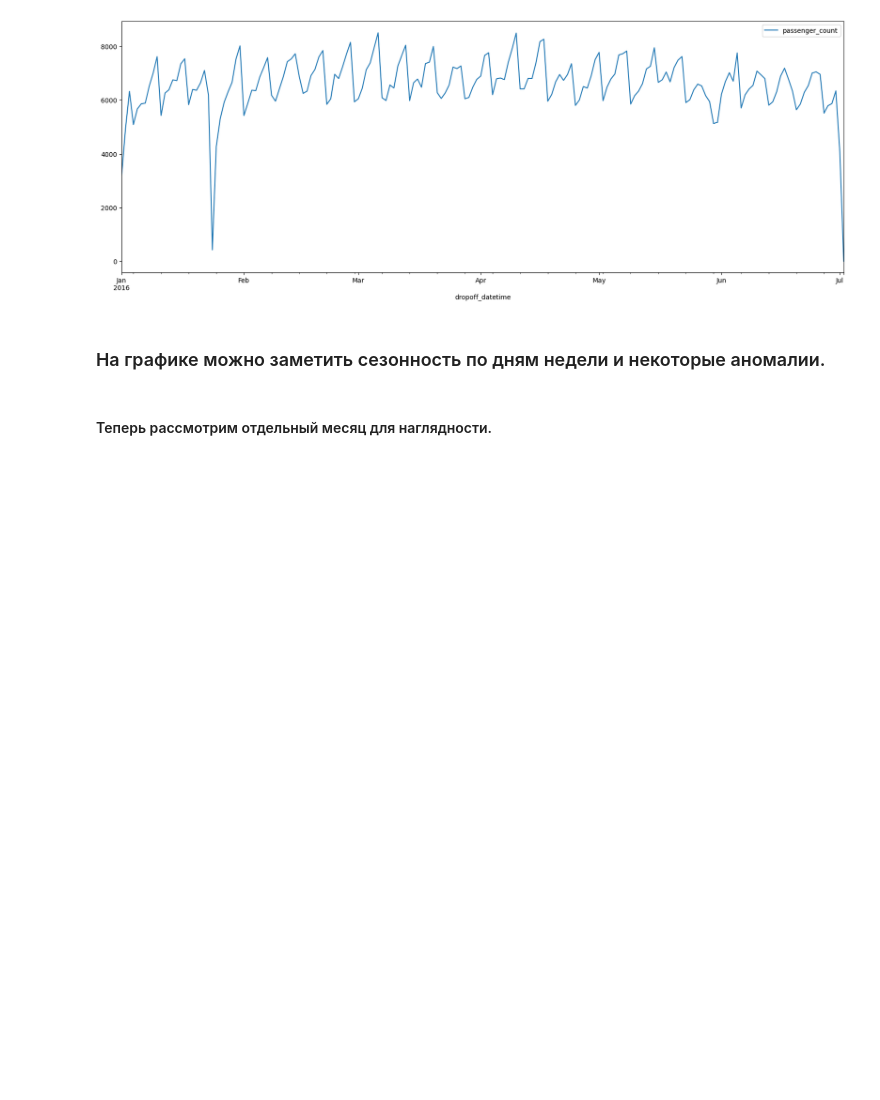
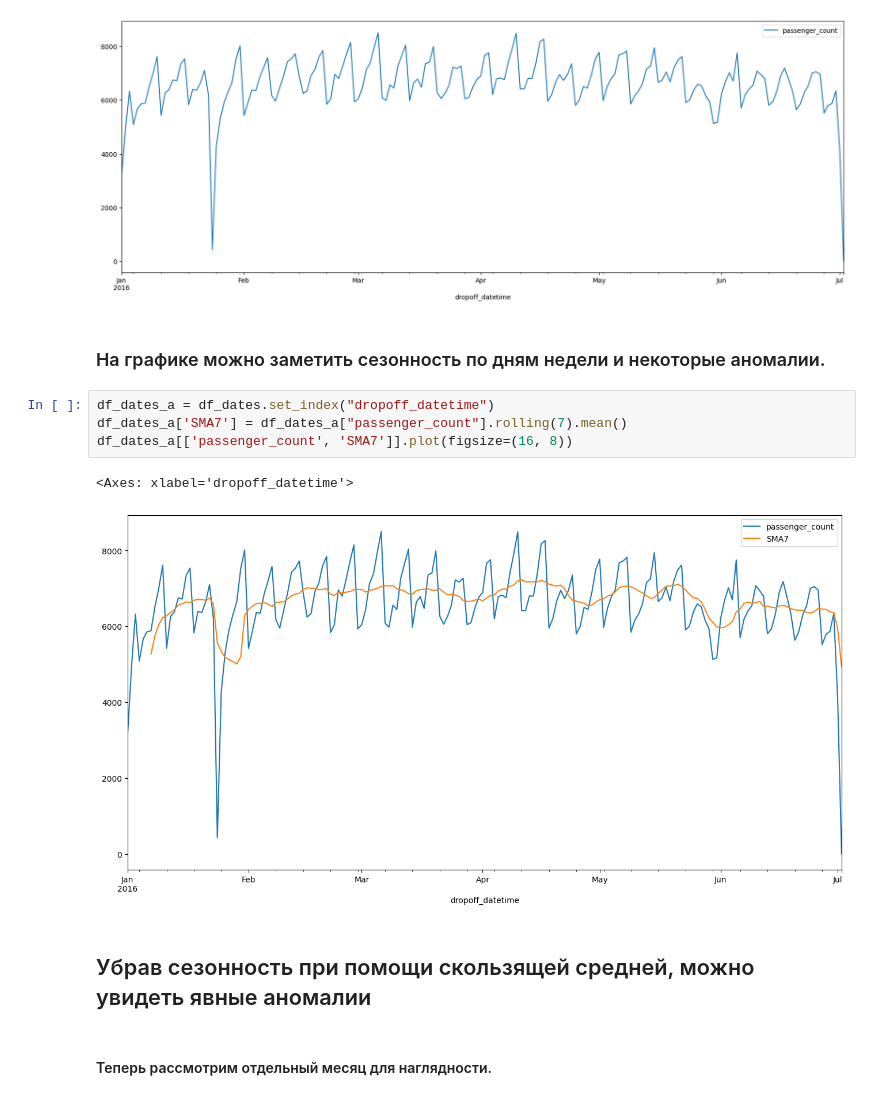
Before and after one commit to xrenvtomate/bigdata-project, a Jupyter notebook: notebooks/visualization.ipynb, the cells around one changed output. Saved outputs shown, nothing was run; the diff lists cells and outputs as text; blank space fills up the shorter version.

Commit message:
add sliding rolling mean

```diff
--- a/notebooks/visualization.ipynb
+++ b/notebooks/visualization.ipynb
@@ -75,6 +75,15 @@ df_dates.plot(x="dropoff_datetime", y="passenger_count", figsize=(20, 7))
 [figure]
 # %% [markdown]
 ### На графике можно заметить сезонность по дням недели и некоторые аномалии.
+# %%
+df_dates_a = df_dates.set_index("dropoff_datetime")
+df_dates_a['SMA7'] = df_dates_a["passenger_count"].rolling(7).mean()
+df_dates_a[['passenger_count', 'SMA7']].plot(figsize=(16, 8))
+# %% [output]
+<Axes: xlabel='dropoff_datetime'>
+[figure, added]
+# %% [markdown]
+## Убрав сезонность при помощи скользящей средней, можно увидеть явные аномалии
 # %% [markdown]
 #### Теперь рассмотрим отдельный месяц для наглядности.
 # %%
```
Also changed, not shown: 2 other files.
